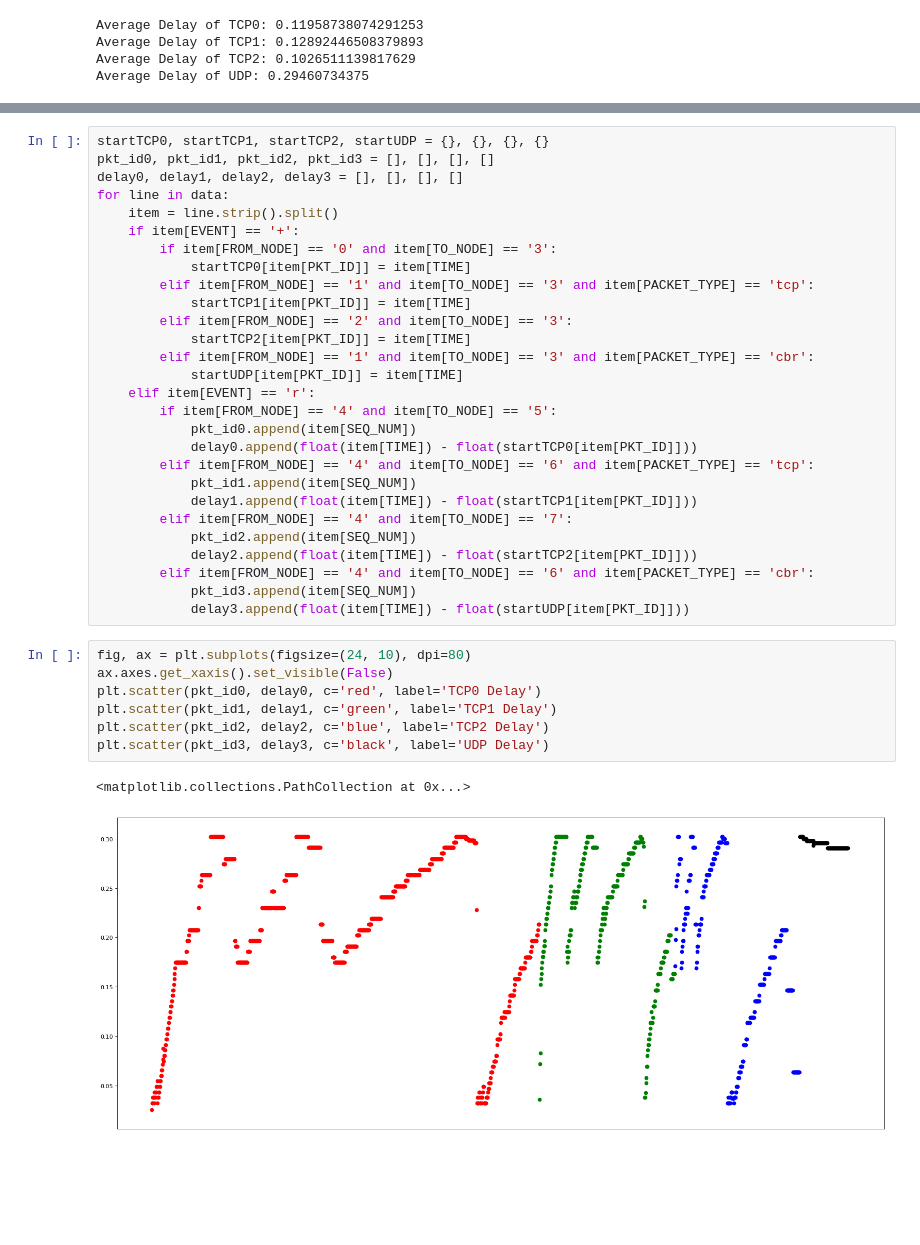
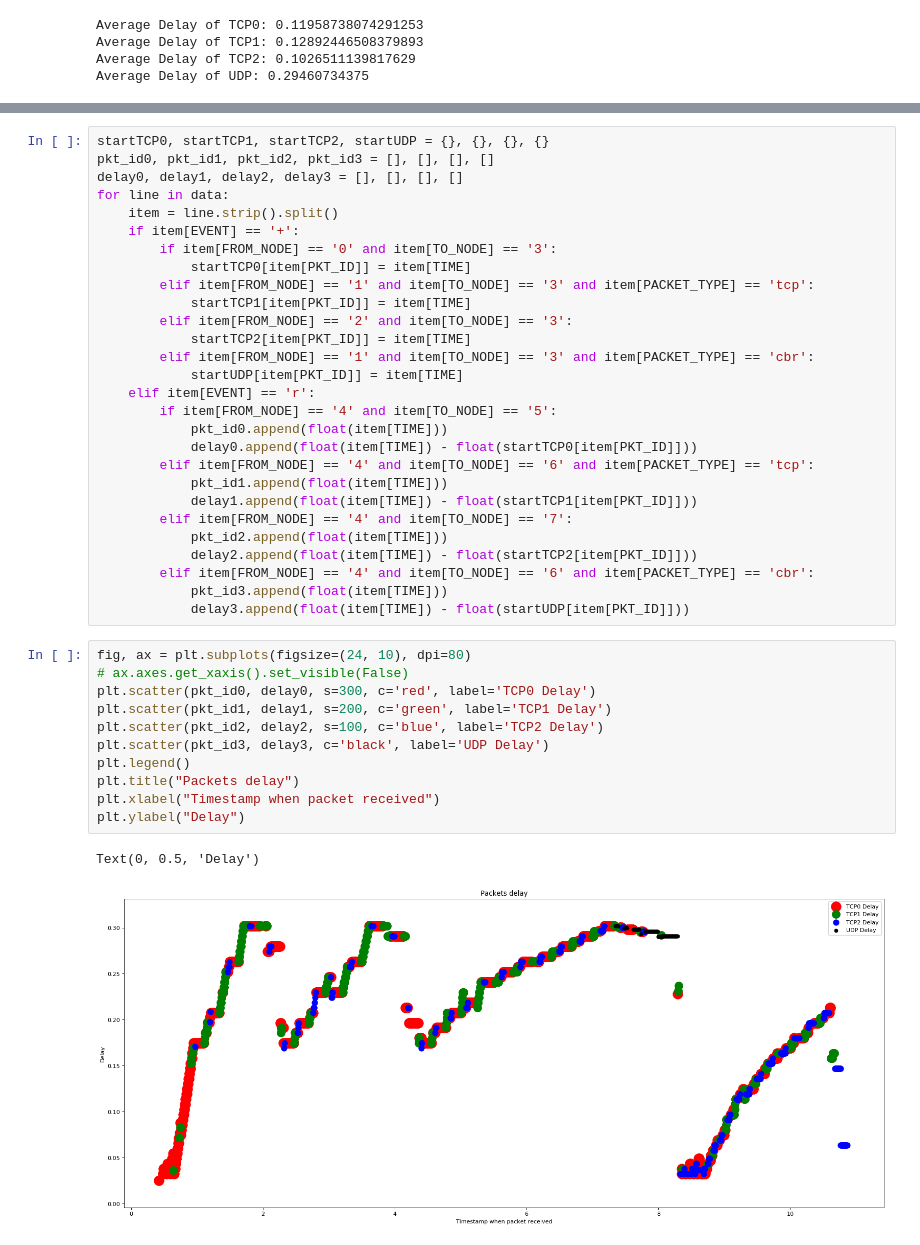
Before and after one commit to vietanhtran2710/network-performance-evaluation, a Jupyter notebook: data.ipynb, the cells around one changed output, grey strips where cells are left out. Drawn from its saved outputs; the diff is of its cells as text; blank space fills up the shorter version.

Commit message:
add axis title and legend

```diff
--- a/data.ipynb
+++ b/data.ipynb
@@ -157,24 +131,28 @@ for line in data:
             startUDP[item[PKT_ID]] = item[TIME]
     elif item[EVENT] == 'r':
         if item[FROM_NODE] == '4' and item[TO_NODE] == '5':
-            pkt_id0.append(item[SEQ_NUM])
+            pkt_id0.append(float(item[TIME]))
             delay0.append(float(item[TIME]) - float(startTCP0[item[PKT_ID]]))
         elif item[FROM_NODE] == '4' and item[TO_NODE] == '6' and item[PACKET_TYPE] == 'tcp':
-            pkt_id1.append(item[SEQ_NUM])
+            pkt_id1.append(float(item[TIME]))
             delay1.append(float(item[TIME]) - float(startTCP1[item[PKT_ID]]))
         elif item[FROM_NODE] == '4' and item[TO_NODE] == '7':
-            pkt_id2.append(item[SEQ_NUM])
+            pkt_id2.append(float(item[TIME]))
             delay2.append(float(item[TIME]) - float(startTCP2[item[PKT_ID]]))
         elif item[FROM_NODE] == '4' and item[TO_NODE] == '6' and item[PACKET_TYPE] == 'cbr':
-            pkt_id3.append(item[SEQ_NUM])
+            pkt_id3.append(float(item[TIME]))
             delay3.append(float(item[TIME]) - float(startUDP[item[PKT_ID]]))
 # %%
 fig, ax = plt.subplots(figsize=(24, 10), dpi=80)
-ax.axes.get_xaxis().set_visible(False)
-plt.scatter(pkt_id0, delay0, c='red', label='TCP0 Delay')
-plt.scatter(pkt_id1, delay1, c='green', label='TCP1 Delay')
-plt.scatter(pkt_id2, delay2, c='blue', label='TCP2 Delay')
+# ax.axes.get_xaxis().set_visible(False)
+plt.scatter(pkt_id0, delay0, s=300, c='red', label='TCP0 Delay')
+plt.scatter(pkt_id1, delay1, s=200, c='green', label='TCP1 Delay')
+plt.scatter(pkt_id2, delay2, s=100, c='blue', label='TCP2 Delay')
 plt.scatter(pkt_id3, delay3, c='black', label='UDP Delay')
+plt.legend()
+plt.title("Packets delay")
+plt.xlabel("Timestamp when packet received")
+plt.ylabel("Delay")
 # %% [output]
-<matplotlib.collections.PathCollection at 0x...>
+Text(0, 0.5, 'Delay')
-[figure, old version]
+[figure, new version]
```
Also changed, not shown: parts of 3 cells of this notebook.
